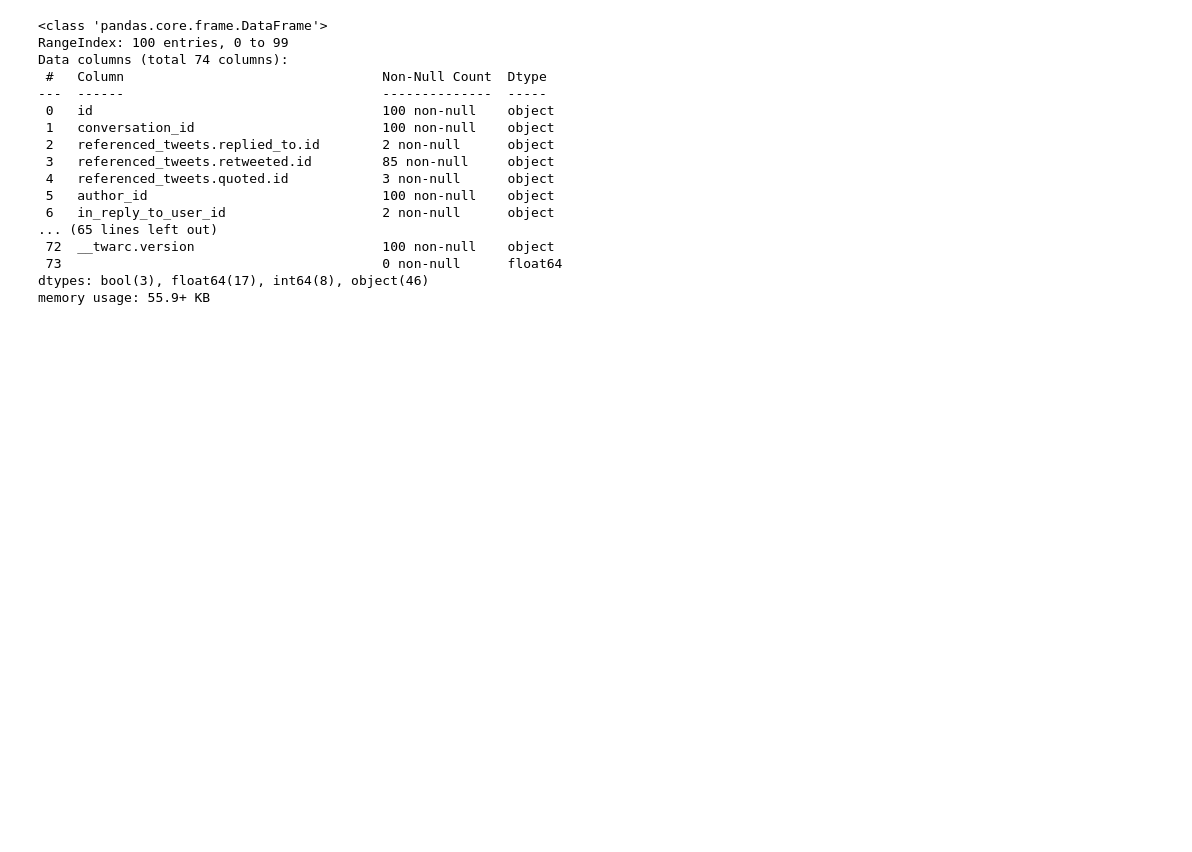
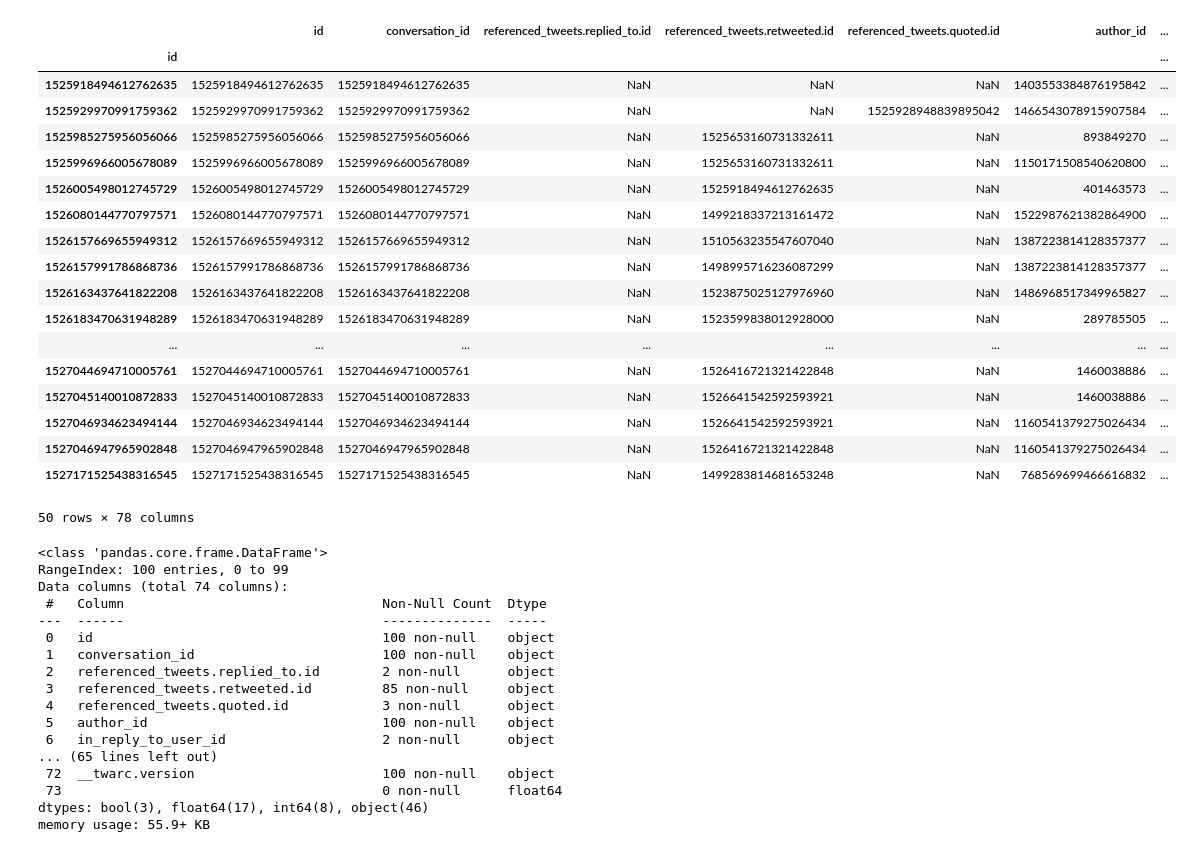
Before and after one commit to gatto/ds-network-analysis, a Jupyter notebook: py/net_building/dave starting.ipynb, the cells around one changed output. Saved outputs shown, nothing was run; the diff lists cells and outputs as text; code cells hidden in the pictures; blank space fills up the shorter version.

```diff
--- a/py/net_building/dave starting.ipynb
+++ b/py/net_building/dave starting.ipynb
@@ -35,0 +37,3 @@ m.df
+# %%
+m.df=m.df.set_index(m.df.id)
+m.df.index=m.df.index.map(int)
@@ -36,3 +58,25 @@ m.df
+# %%
+m.df.sort_index().head(50)
+# %% [output]
+|  | id | conversation_id | referenced_tweets.replied_to.id | referenced_tweets.retweeted.id | referenced_tweets.quoted.id | author_id | ... |
+| id |  |  |  |  |  |  | ... |
+| 1525918494612762635 | 1525918494612762635 | 1525918494612762635 | NaN | NaN | NaN | 1403553384876195842 | ... |
+| 1525929970991759362 | 1525929970991759362 | 1525929970991759362 | NaN | NaN | 1525928948839895042 | 1466543078915907584 | ... |
+| 1525985275956056066 | 1525985275956056066 | 1525985275956056066 | NaN | 1525653160731332611 | NaN | 893849270 | ... |
+| 1525996966005678089 | 1525996966005678089 | 1525996966005678089 | NaN | 1525653160731332611 | NaN | 1150171508540620800 | ... |
+| 1526005498012745729 | 1526005498012745729 | 1526005498012745729 | NaN | 1525918494612762635 | NaN | 401463573 | ... |
+| 1526080144770797571 | 1526080144770797571 | 1526080144770797571 | NaN | 1499218337213161472 | NaN | 1522987621382864900 | ... |
+| 1526157669655949312 | 1526157669655949312 | 1526157669655949312 | NaN | 1510563235547607040 | NaN | 1387223814128357377 | ... |
+| 1526157991786868736 | 1526157991786868736 | 1526157991786868736 | NaN | 1498995716236087299 | NaN | 1387223814128357377 | ... |
+| 1526163437641822208 | 1526163437641822208 | 1526163437641822208 | NaN | 1523875025127976960 | NaN | 1486968517349965827 | ... |
+| 1526183470631948289 | 1526183470631948289 | 1526183470631948289 | NaN | 1523599838012928000 | NaN | 289785505 | ... |
+| ... | ... | ... | ... | ... | ... | ... | ... |
+| 1527044694710005761 | 1527044694710005761 | 1527044694710005761 | NaN | 1526416721321422848 | NaN | 1460038886 | ... |
+| 1527045140010872833 | 1527045140010872833 | 1527045140010872833 | NaN | 1526641542592593921 | NaN | 1460038886 | ... |
+| 1527046934623494144 | 1527046934623494144 | 1527046934623494144 | NaN | 1526641542592593921 | NaN | 1160541379275026434 | ... |
+| 1527046947965902848 | 1527046947965902848 | 1527046947965902848 | NaN | 1526416721321422848 | NaN | 1160541379275026434 | ... |
+| 1527171525438316545 | 1527171525438316545 | 1527171525438316545 | NaN | 1499283814681653248 | NaN | 768569699466616832 | ... |
+50 rows × 78 columns
 # %%
 m.df.info()
 # %% [output]
```
Also changed, not shown: parts of 4 cells of this notebook, 10 other files.
